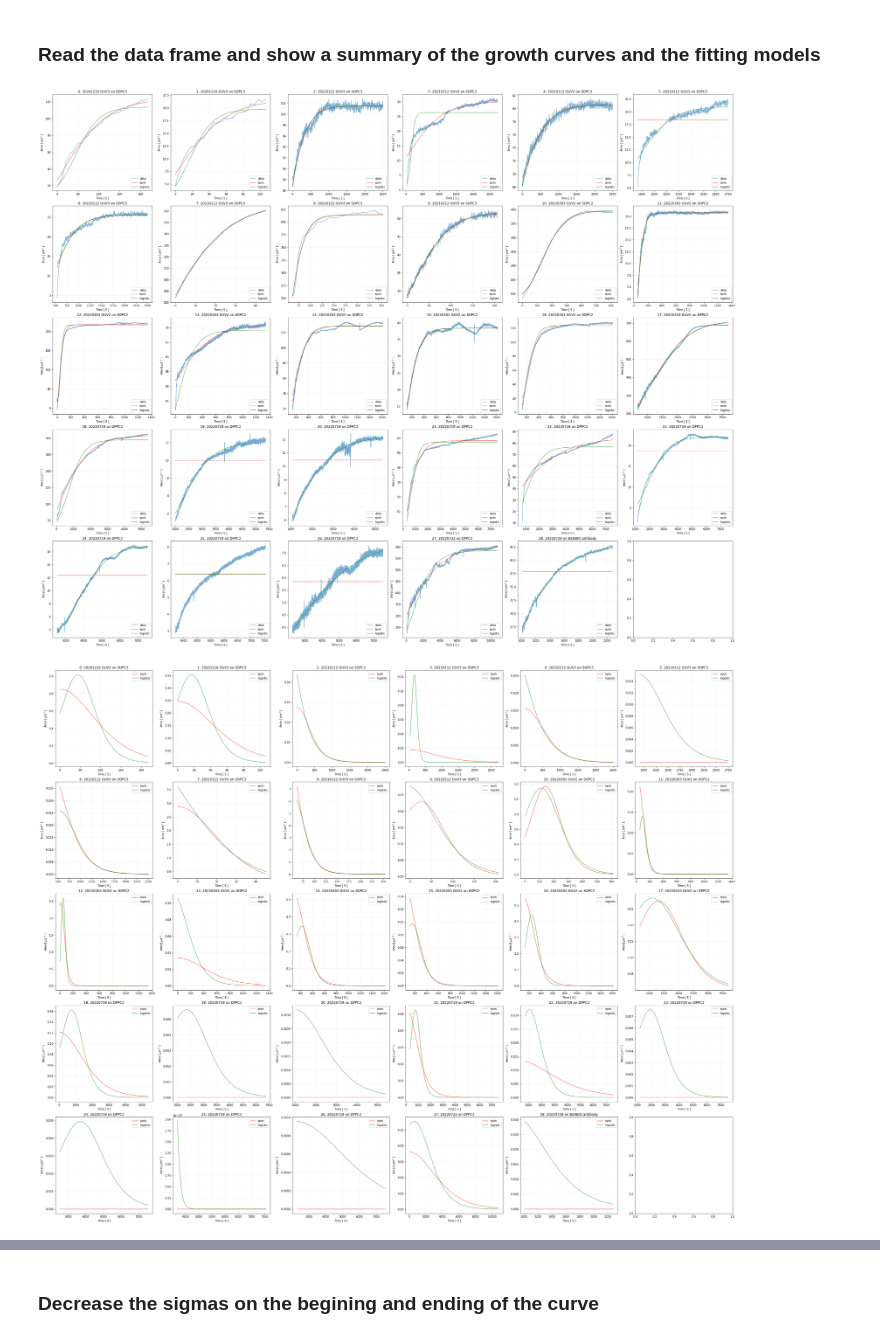
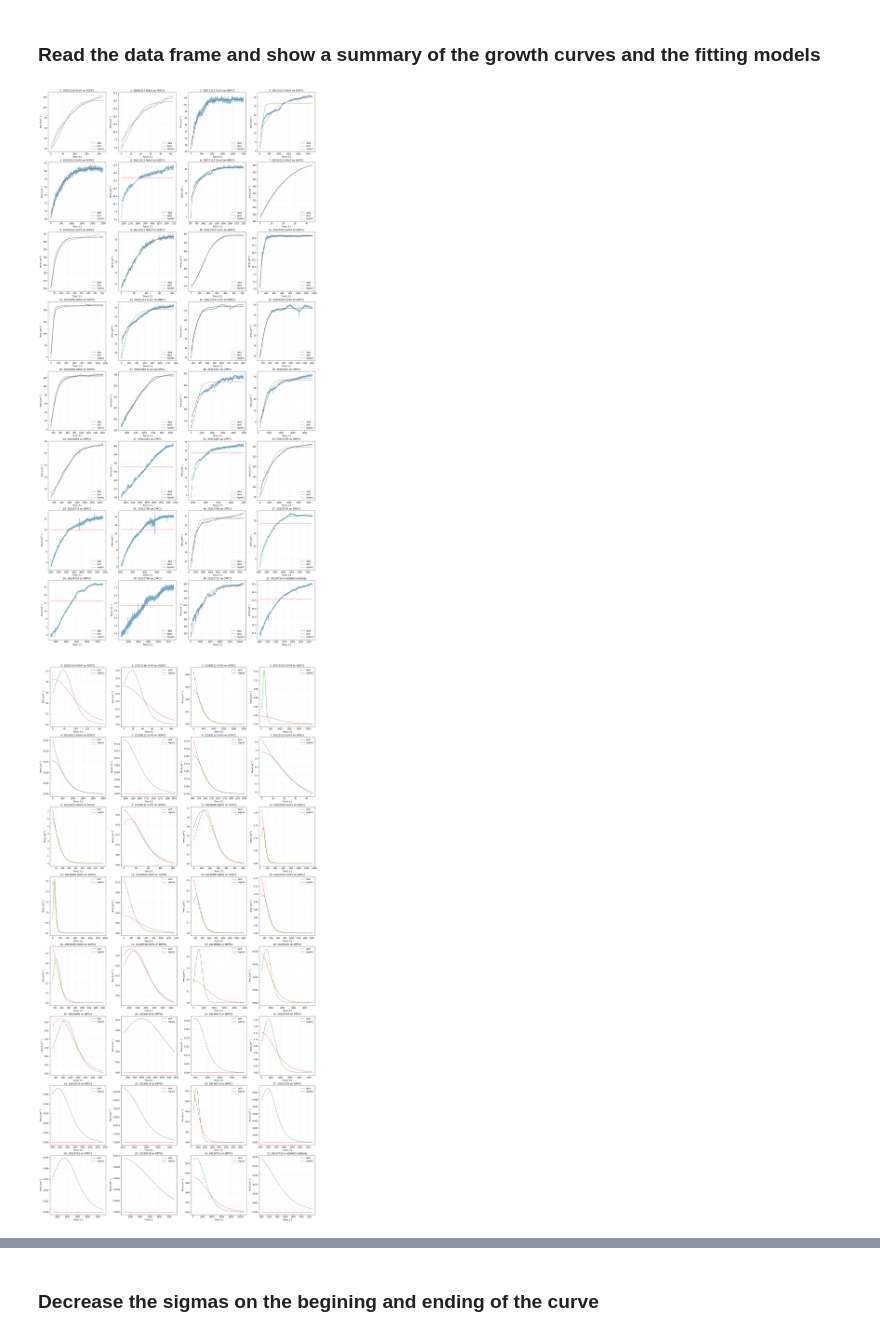
Before and after one commit to ahmed344/growth-curves, a Jupyter notebook: curves_table.ipynb, the cells around one changed output, grey strips where cells are left out. Drawn from its saved outputs; the diff is of its cells as text; code cells hidden in the pictures.

```diff
--- a/curves_table.ipynb
+++ b/curves_table.ipynb
@@ -94,9 +94,9 @@ for i in range(df.shape[0]):
     parameters_logistic.append(popt_logistic)
 
     # Define the figure size only once
-    if i==0: plt.subplots(5,6, figsize=(35, 28), constrained_layout=True)
+    if i==0: plt.subplots(8, 4, figsize=(20, 40), constrained_layout=True)
 
-    plt.subplot(5, 6, i+1)
+    plt.subplot(8, 4, i+1)
     plt.plot(t, A, label='data', alpha = 0.6)                                                   # data
     plt.plot(t, area_tanh(t, *popt_tanh), label='tanh', alpha = 0.6, color= 'r')                # tanh
     plt.plot(t, area_logistic(t, *popt_logistic), label='logistic', alpha = 0.6, color= 'g')    # logistic
@@ -116,41 +116,41 @@ for i in range(df.shape[0]):
     t = df['Time'][i]
 
     # Define the figure size only once
-    if i==0: plt.subplots(5,6, figsize=(35, 28), constrained_layout=True)
+    if i==0: plt.subplots(8, 4, figsize=(20, 40), constrained_layout=True)
 
-    plt.subplot(5, 6, i+1)
+    plt.subplot(8, 4, i+1)
     plt.plot(t, der1_area_tanh(t, *parameters_tanh[i][:-1]), label='tanh', alpha = 0.6, color= 'r')           # tanh
     plt.plot(t, der1_area_logistic(t, *parameters_logistic[i]), label='logistic', alpha = 0.6, color= 'g')    # logistic
     plt.title(f'{i}: {df["Date"][i]} {df["Discription"][i]}')
     plt.xlabel('Time [ S ]')
     plt.ylabel('Area [ $\mu m^2$ ]')
     plt.grid(color = 'gray', alpha = 0.1)
     plt.legend(loc='upper right')
 
 # Save and show the figure
 plt.savefig('Results/area_curves_2_der1')
 plt.show()
 
 # Draw the second derivative curves
 for i in range(df.shape[0]):
     # Define the time
     t = df['Time'][i]
 
     # Define the figure size only once
-    if i==0: plt.subplots(5,6, figsize=(35, 28), constrained_layout=True)
+    if i==0: plt.subplots(4, 4, figsize=(20, 40), constrained_layout=True)
 
-    plt.subplot(5, 6, i+1)
+    plt.subplot(8, 4, i+1)
     plt.plot(t, der2_area_tanh(t, *parameters_tanh[i][:-1]), label='tanh', alpha = 0.6, color= 'r')           # tanh
     plt.plot(t, der2_area_logistic(t, *parameters_logistic[i]), label='logistic', alpha = 0.6, color= 'g')    # logistic
     plt.title(f'{i}: {df["Date"][i]} {df["Discription"][i]}')
     plt.xlabel('Time [ S ]')
     plt.ylabel('Area [ $\mu m^2$ ]')
     plt.grid(color = 'gray', alpha = 0.1)
     plt.legend(loc='upper right')
 
 # Save and show the figure
 plt.savefig('Results/area_curves_2_der2')
 plt.show()
 # %% [output]
-[figure, old version]
+[figure, new version]
-[figure, old version]
+[figure, new version]
```
Also changed, not shown: parts of 9 cells of this notebook, 3 other files.
